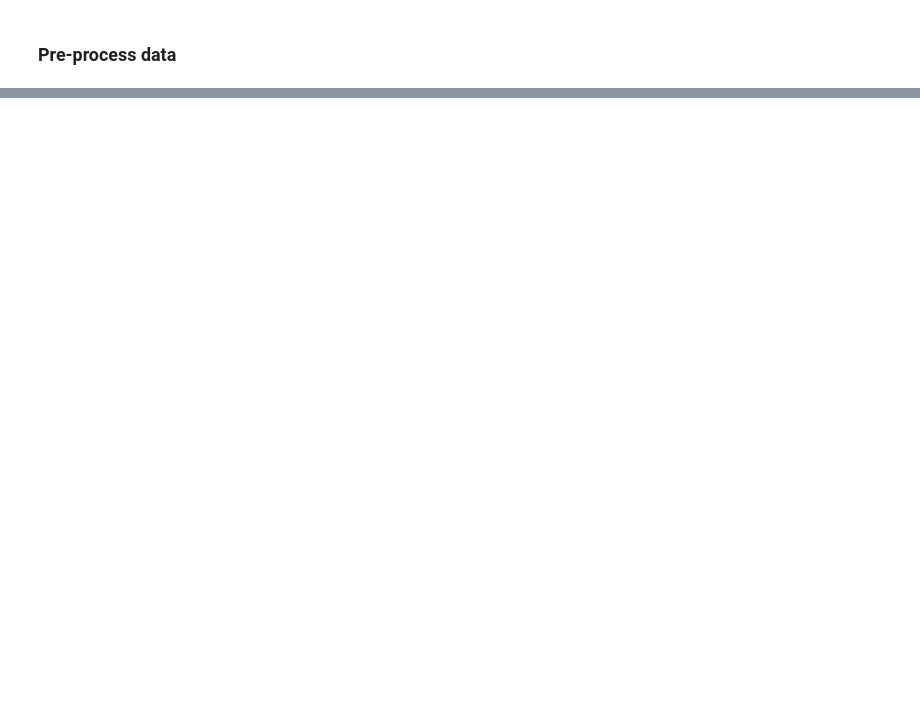
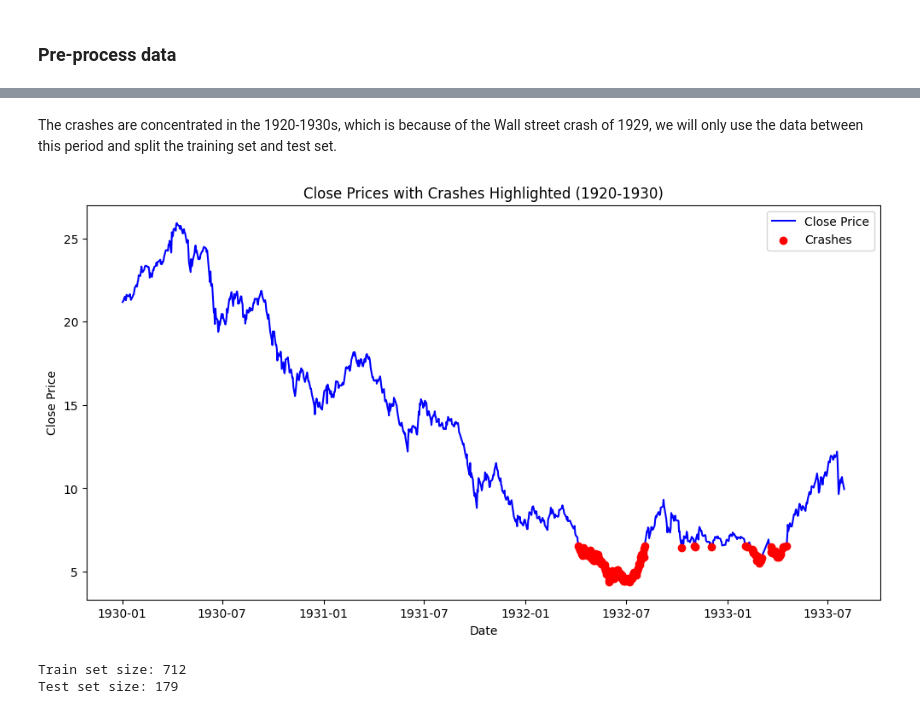
Before and after one commit to AdrienBelanger/451-Project, a Jupyter notebook: Implementation/ARIMA/arima.ipynb, the cells around one changed output, grey strips where cells are left out. Saved outputs shown, nothing was run; the diff lists cells and outputs as text; code cells hidden in the pictures; blank space fills up the shorter version.

```diff
--- a/Implementation/ARIMA/arima.ipynb
+++ b/Implementation/ARIMA/arima.ipynb
@@ -149,0 +143,46 @@ class ARIMA():
+# %% [markdown]
+The crashes are concentrated in the 1920-1930s, which is because of the Wall street crash of 1929, we will only use the data between this period and split the training set and test set.
+# %%
+df.index = pd.to_datetime(df.index)
+
+# Filter the data between 1920 and 1930
+df_1920s = df[(df.index >= '1930-01-01') & (df.index <= '1933-07-31')]
+
+crash_indices_1920s = df_1920s[df_1920s['crash_label'] == 1].index
+
+# Plot the Close prices in the 1920-1930 period
+plt.figure(figsize=(12, 6))
+plt.plot(df_1920s.index, df_1920s['Close'], label='Close Price', color='blue')
+
+# Highlight crash points
+plt.scatter(crash_indices_1920s, df_1920s.loc[crash_indices_1920s, 'Close'], color='red', label='Crashes', zorder=5)
+
+# Add labels and legend
+plt.title("Close Prices with Crashes Highlighted (1920-1930)")
+plt.xlabel("Date")
+plt.ylabel("Close Price")
+plt.legend()
+plt.show()
+# %% [output]
+[figure, added]
+# %%
+feature_columns = ['Open', 'High', 'Low', 'Close', 'Volume', 'daily_return', 'drawdown']
+target_column = 'target'
+
+# Drop rows with NaN values in the target column (due to shifting)
+df = df_1920s.dropna(subset=[target_column])
+
+# Separate features and target
+X = df[feature_columns]
+y = df[target_column]
+
+# Chronological train-test split (e.g., 80% train, 20% test)
+train_size = int(0.8 * len(df))
+X_train, X_test = X[:train_size], X[train_size:]
+y_train, y_test = y[:train_size], y[train_size:]
+
+print("Train set size:", len(X_train))
+print("Test set size:", len(X_test))
+# %% [output]
+Train set size: 712
+Test set size: 179
```
Also changed, not shown: parts of 21 cells of this notebook.
